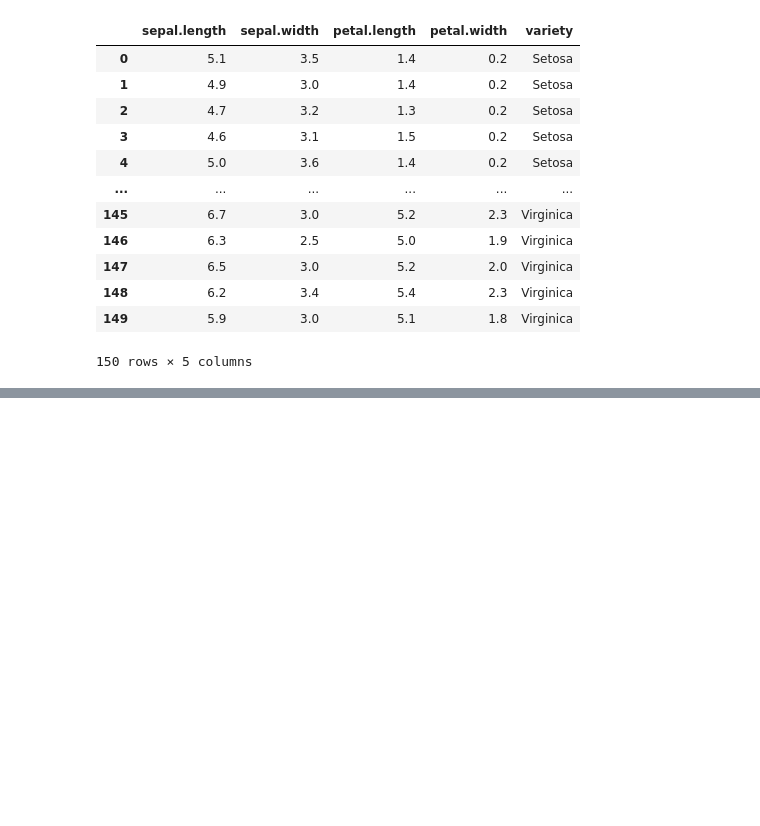
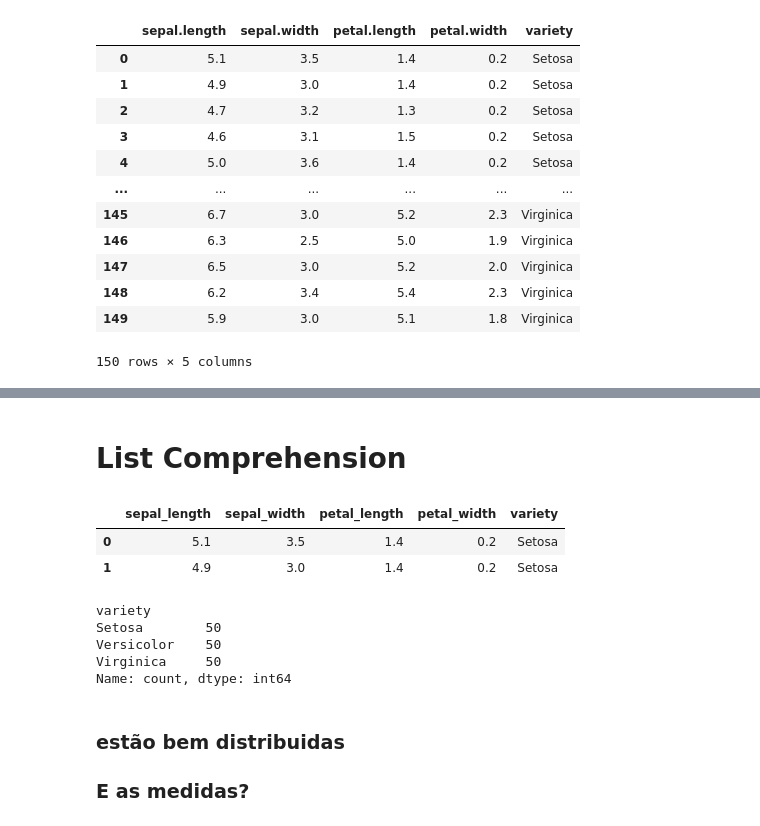
Before and after one commit to EuleteSouza/semanatextmining, a Jupyter notebook: notebooks/aula1.ipynb, the cells around one changed output, grey strips where cells are left out. Saved outputs shown, nothing was run; the diff lists cells and outputs as text; code cells hidden in the pictures; blank space fills up the shorter version.

```diff
--- a/notebooks/aula1.ipynb
+++ b/notebooks/aula1.ipynb
@@ -106,0 +100,21 @@ df
+# %% [markdown]
+# List Comprehension
+# %%
+df.columns = [s.replace('.','_')for s in df.columns]
+# %%
+df.head(2)
+# %% [output]
+|  | sepal_length | sepal_width | petal_length | petal_width | variety |
+| 0 | 5.1 | 3.5 | 1.4 | 0.2 | Setosa |
+| 1 | 4.9 | 3.0 | 1.4 | 0.2 | Setosa |
+# %%
+df['variety'].value_counts()
+# %% [output]
+variety
+Setosa        50
+Versicolor    50
+Virginica     50
+Name: count, dtype: int64
+# %% [markdown]
+### estão bem distribuidas
+### E as medidas?
```
Also changed, not shown: parts of 20 cells of this notebook, 3 other files.
